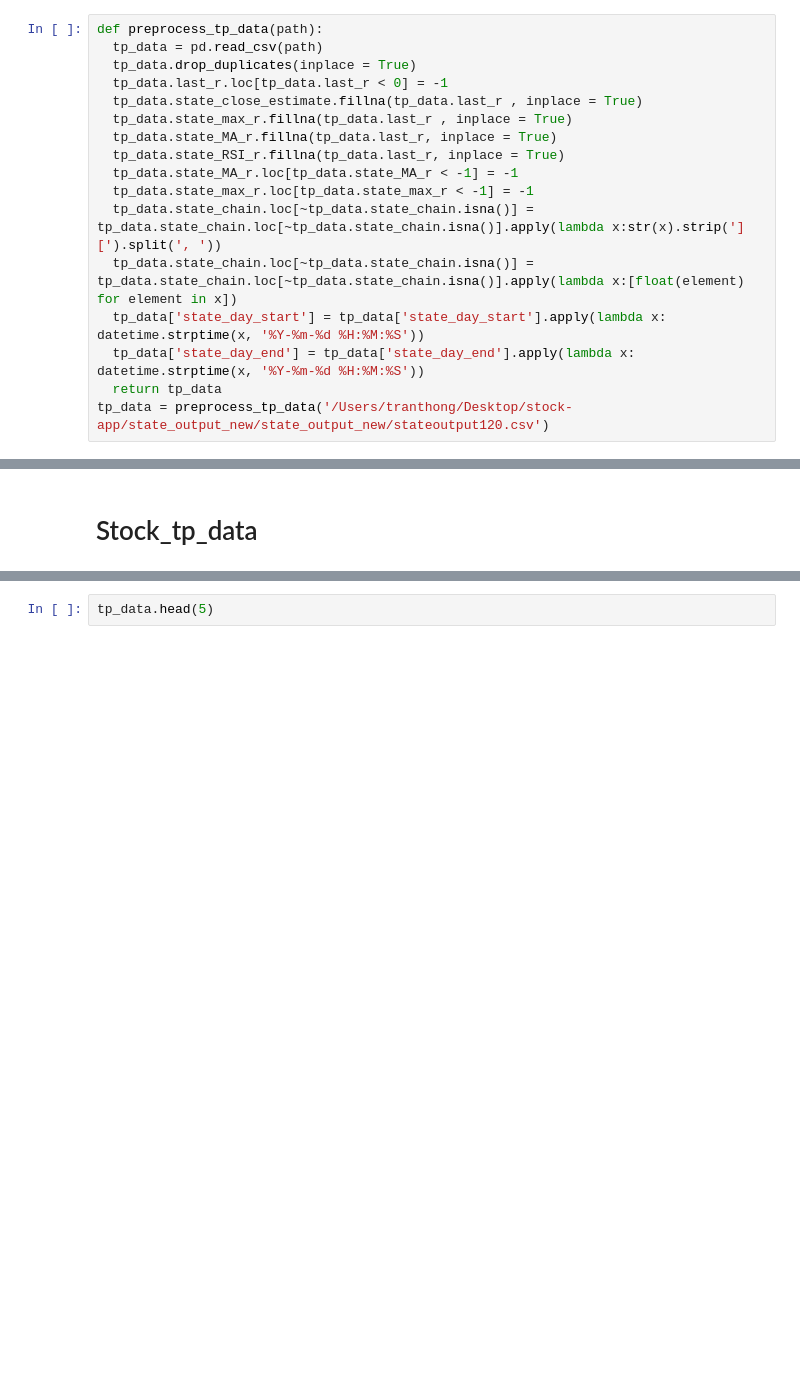
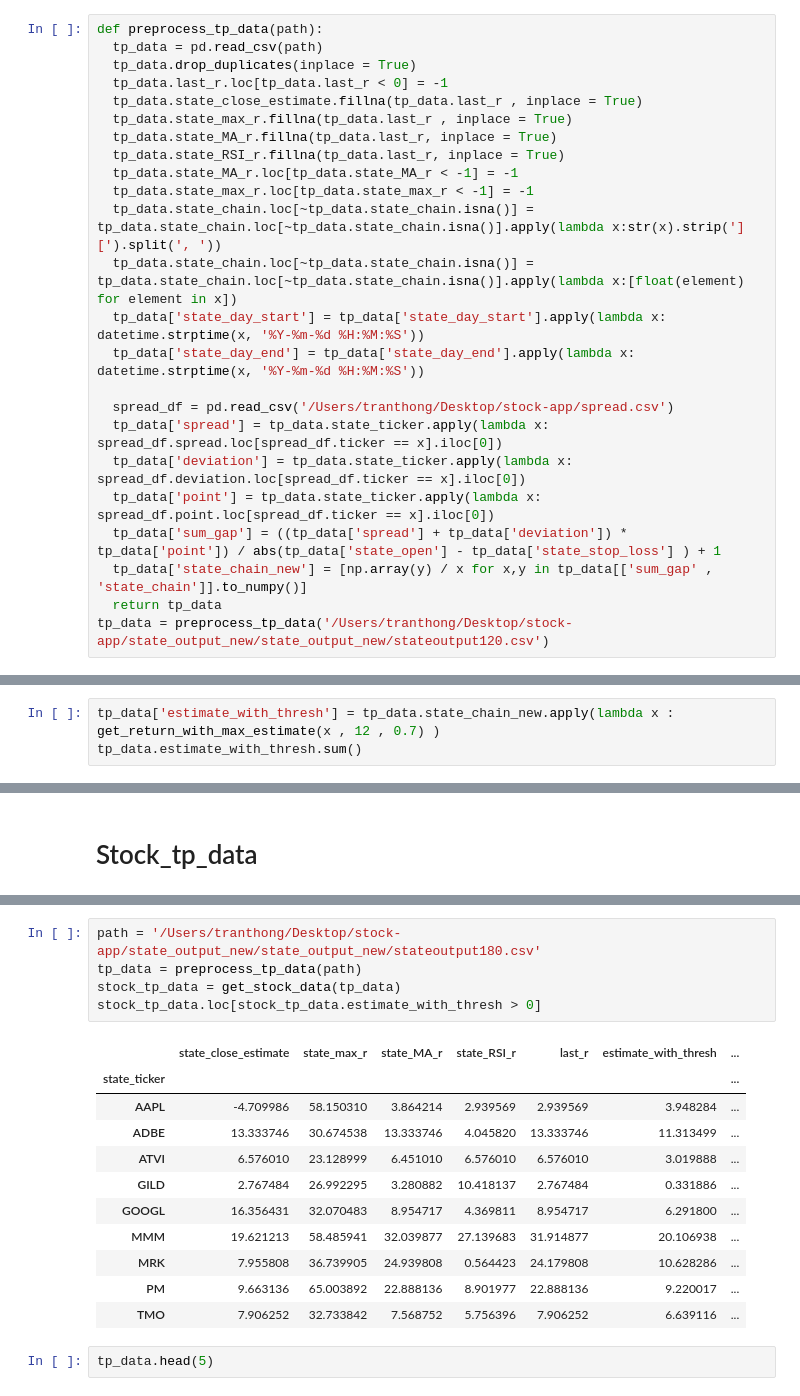
Before and after one commit to trollssqwer/stock-app, a Jupyter notebook: test.ipynb, the cells around one changed output, grey strips where cells are left out. Drawn from its saved outputs; the diff is of its cells as text; blank space fills up the shorter version.

```diff
--- a/test.ipynb
+++ b/test.ipynb
@@ -22,6 +22,13 @@ def preprocess_tp_data(path):
   tp_data.state_chain.loc[~tp_data.state_chain.isna()] = tp_data.state_chain.loc[~tp_data.state_chain.isna()].apply(lambda x:[float(element) for element in x])
   tp_data['state_day_start'] = tp_data['state_day_start'].apply(lambda x: datetime.strptime(x, '%Y-%m-%d %H:%M:%S'))
   tp_data['state_day_end'] = tp_data['state_day_end'].apply(lambda x: datetime.strptime(x, '%Y-%m-%d %H:%M:%S'))
+
+  spread_df = pd.read_csv('/Users/tranthong/Desktop/stock-app/spread.csv')
+  tp_data['spread'] = tp_data.state_ticker.apply(lambda x: spread_df.spread.loc[spread_df.ticker == x].iloc[0])
+  tp_data['deviation'] = tp_data.state_ticker.apply(lambda x: spread_df.deviation.loc[spread_df.ticker == x].iloc[0])
+  tp_data['point'] = tp_data.state_ticker.apply(lambda x: spread_df.point.loc[spread_df.ticker == x].iloc[0])
+  tp_data['sum_gap'] = ((tp_data['spread'] + tp_data['deviation']) * tp_data['point']) / abs(tp_data['state_open'] - tp_data['state_stop_loss'] ) + 1
+  tp_data['state_chain_new'] = [np.array(y) / x for x,y in tp_data[['sum_gap' , 'state_chain']].to_numpy()]
   return tp_data
 tp_data = preprocess_tp_data('/Users/tranthong/Desktop/stock-app/state_output_new/state_output_new/stateoutput120.csv')
 # %%
@@ -76,3 +83,6 @@ state_MA_r               -9.228510
 state_RSI_r              20.969008
 last_r                  -16.195593
 dtype: float64
+# %%
+tp_data['estimate_with_thresh'] = tp_data.state_chain_new.apply(lambda x : get_return_with_max_estimate(x , 12 , 0.7) )
+tp_data.estimate_with_thresh.sum()
@@ -181,3 +257,20 @@ stock_tp_data
+# %%
+path = '/Users/tranthong/Desktop/stock-app/state_output_new/state_output_new/stateoutput180.csv'
+tp_data = preprocess_tp_data(path)
+stock_tp_data = get_stock_data(tp_data)
+stock_tp_data.loc[stock_tp_data.estimate_with_thresh > 0]
+# %% [output]
+|  | state_close_estimate | state_max_r | state_MA_r | state_RSI_r | last_r | estimate_with_thresh | ... |
+| state_ticker |  |  |  |  |  |  | ... |
+| AAPL | -4.709986 | 58.150310 | 3.864214 | 2.939569 | 2.939569 | 3.948284 | ... |
+| ADBE | 13.333746 | 30.674538 | 13.333746 | 4.045820 | 13.333746 | 11.313499 | ... |
+| ATVI | 6.576010 | 23.128999 | 6.451010 | 6.576010 | 6.576010 | 3.019888 | ... |
+| GILD | 2.767484 | 26.992295 | 3.280882 | 10.418137 | 2.767484 | 0.331886 | ... |
+| GOOGL | 16.356431 | 32.070483 | 8.954717 | 4.369811 | 8.954717 | 6.291800 | ... |
+| MMM | 19.621213 | 58.485941 | 32.039877 | 27.139683 | 31.914877 | 20.106938 | ... |
+| MRK | 7.955808 | 36.739905 | 24.939808 | 0.564423 | 24.179808 | 10.628286 | ... |
+| PM | 9.663136 | 65.003892 | 22.888136 | 8.901977 | 22.888136 | 9.220017 | ... |
+| TMO | 7.906252 | 32.733842 | 7.568752 | 5.756396 | 7.906252 | 6.639116 | ... |
 # %%
 tp_data.head(5)
 # %% [output]
```
Also changed, not shown: parts of 25 cells of this notebook, 7 other files.
